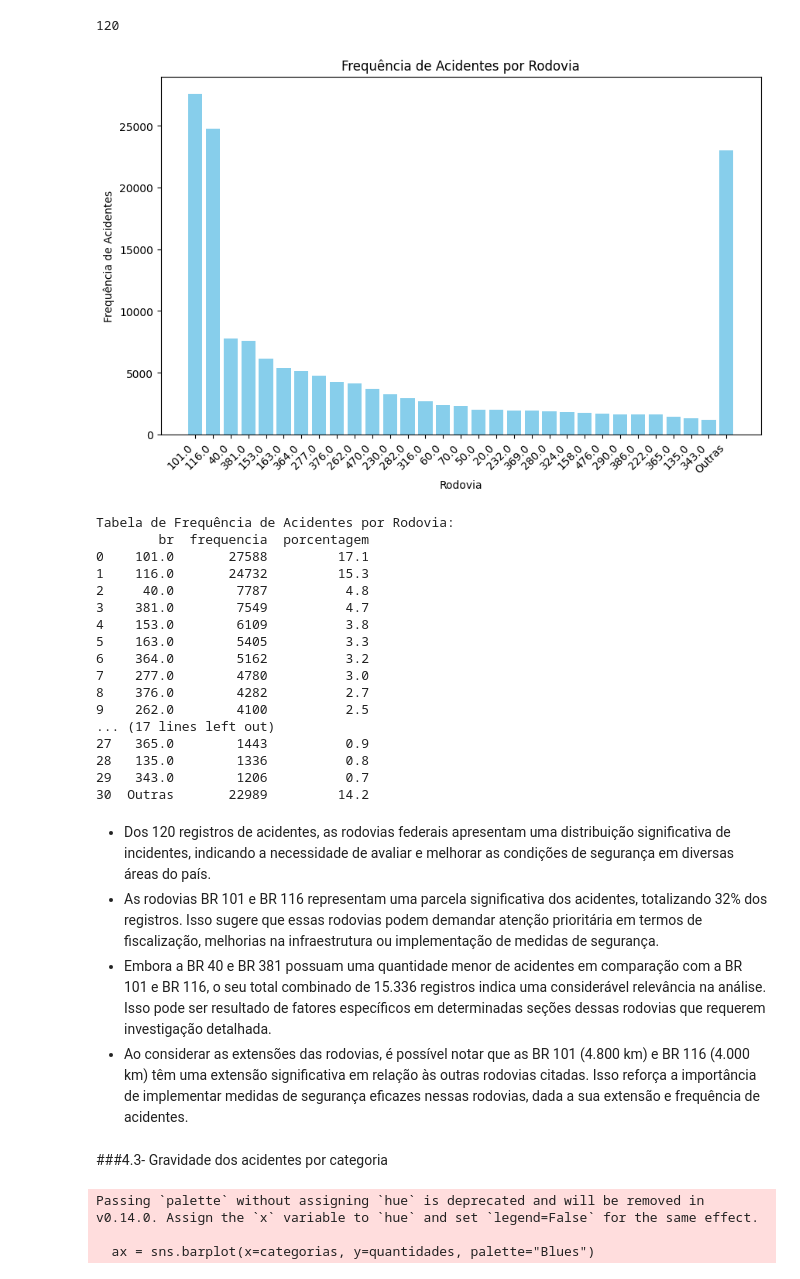
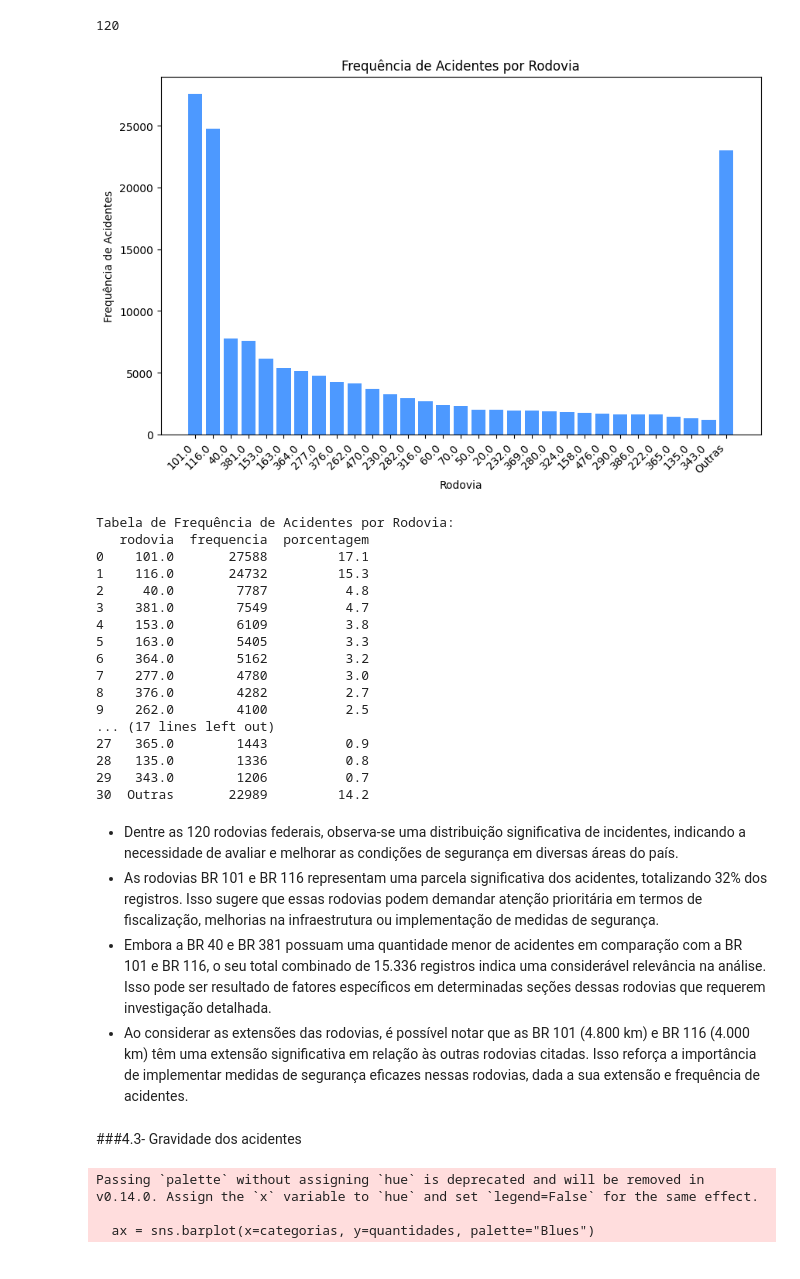
Before and after one commit to Suelymessias/Projeto_Analise_PRF, a Jupyter notebook: Projet_Analise_PRF.ipynb, the cells around one changed output. Cells and saved outputs as stored; diff of their text form; code cells hidden in the pictures.

```diff
--- a/Projet_Analise_PRF.ipynb
+++ b/Projet_Analise_PRF.ipynb
@@ -404,6 +406,9 @@ df_prf01['longitude'] = df_prf01['longitude'].str.replace(',','.').astype(float)
 # Alterando as colunas horário e data_inversa para datetime.
 df_prf01['data_inversa'] = pd.to_datetime(df_prf01['data_inversa'], format='%Y-%m-%d')
 df_prf01['horario'] = pd.to_datetime(df_prf01['horario'], format='%H:%M:%S')
+# %%
+# Alterando o nome da coluna br para rodovia
+df_prf01= df_prf01.rename (columns={'br': 'rodovia'})
 # %%
 # Verificando metadados para validar que as transformações foram efetuadas.
 generate_metadata(df_prf01)
@@ -525,29 +531,29 @@ df_prf01['br'].nunique()
 # %% [output]
 120
 # %%
-frequencia_rodovias = df_prf01['br'].value_counts()
+frequencia_rodovias = df_prf01['rodovia'].value_counts()
 
 # Número de rodovias a serem exibidas separadamente
 top_rodovias = 30
 
 # Separando as top rodovias e as outras
 top_rodovias_data = frequencia_rodovias.head(top_rodovias)
 outras_rodovias_data = frequencia_rodovias.iloc[top_rodovias:].sum()
 
 # Criando um novo DataFrame com as rodovias top e uma entrada para 'outras'
-df_plot = pd.DataFrame({'br': top_rodovias_data.index, 'frequencia': top_rodovias_data.values})
-df_plot = df_plot.append({'br': 'Outras', 'frequencia': outras_rodovias_data}, ignore_index=True)
+df_plot = pd.DataFrame({'rodovia': top_rodovias_data.index, 'frequencia': top_rodovias_data.values})
+df_plot = df_plot.append({'rodovia': 'Outras', 'frequencia': outras_rodovias_data}, ignore_index=True)
 
 # Plotando o gráfico de barras
 plt.figure(figsize=(10, 6))
-bars = plt.bar(df_plot['br'].astype(str), df_plot['frequencia'], color='skyblue',width=0.8)
+bars = plt.bar(df_plot['rodovia'].astype(str), df_plot['frequencia'], color='#4D99FF',width=0.8)
 plt.xlabel('Rodovia')
 plt.ylabel('Frequência de Acidentes')
 plt.title('Frequência de Acidentes por Rodovia')
 plt.xticks(rotation=45, ha='right')  # Para rotacionar os rótulos do eixo x
 plt.show()
 # %% [output]
-[figure, old version]
+[figure, new version]
 # %%
 # Tabela para visualizar a frequência e a porcentagem de acidentes por rodovia
 # Calculando porcentagens e arredondando
@@ -555,12 +561,12 @@ total_acidentes = frequencia_rodovias.sum()
 df_plot['porcentagem'] = ((df_plot['frequencia'] / total_acidentes) * 100).round(1)
 
 # Exibindo a tabela
-tabela_rodovias = df_plot[['br', 'frequencia', 'porcentagem']]
+tabela_rodovias = df_plot[['rodovia', 'frequencia', 'porcentagem']]
 print("Tabela de Frequência de Acidentes por Rodovia:")
 print(tabela_rodovias)
 # %% [output]
 Tabela de Frequência de Acidentes por Rodovia:
-        br  frequencia  porcentagem
+   rodovia  frequencia  porcentagem
 0    101.0       27588         17.1
 1    116.0       24732         15.3
 2     40.0        7787          4.8
@@ -577,10 +583,10 @@ Tabela de Frequência de Acidentes por Rodovia:
 29   343.0        1206          0.7
 30  Outras       22989         14.2
 # %% [markdown]
-- Dos 120 registros de acidentes, as rodovias federais apresentam uma distribuição significativa de incidentes, indicando a necessidade de avaliar e melhorar as condições de segurança em diversas áreas do país.
+- Dentre as 120 rodovias federais, observa-se uma distribuição significativa de incidentes, indicando a necessidade de avaliar e melhorar as condições de segurança em diversas áreas do país.
 - As rodovias BR 101 e BR 116 representam uma parcela significativa dos acidentes, totalizando 32% dos registros. Isso sugere que essas rodovias podem demandar atenção prioritária em termos de fiscalização, melhorias na infraestrutura ou implementação de medidas de segurança.
 - Embora a BR 40 e BR 381 possuam uma quantidade menor de acidentes em comparação com a BR 101 e BR 116, o seu total combinado de 15.336 registros indica uma considerável relevância na análise. Isso pode ser resultado de fatores específicos em determinadas seções dessas rodovias que requerem investigação detalhada.
 - Ao considerar as extensões das rodovias, é possível notar que as BR 101 (4.800 km) e BR 116 (4.000 km) têm uma extensão significativa em relação às outras rodovias citadas. Isso reforça a importância de implementar medidas de segurança eficazes nessas rodovias, dada a sua extensão e frequência de acidentes.
 # %% [markdown]
-###4.3- Gravidade dos acidentes por categoria
+###4.3- Gravidade dos acidentes
 # %%
```
Also changed, not shown: parts of 25 cells of this notebook.
